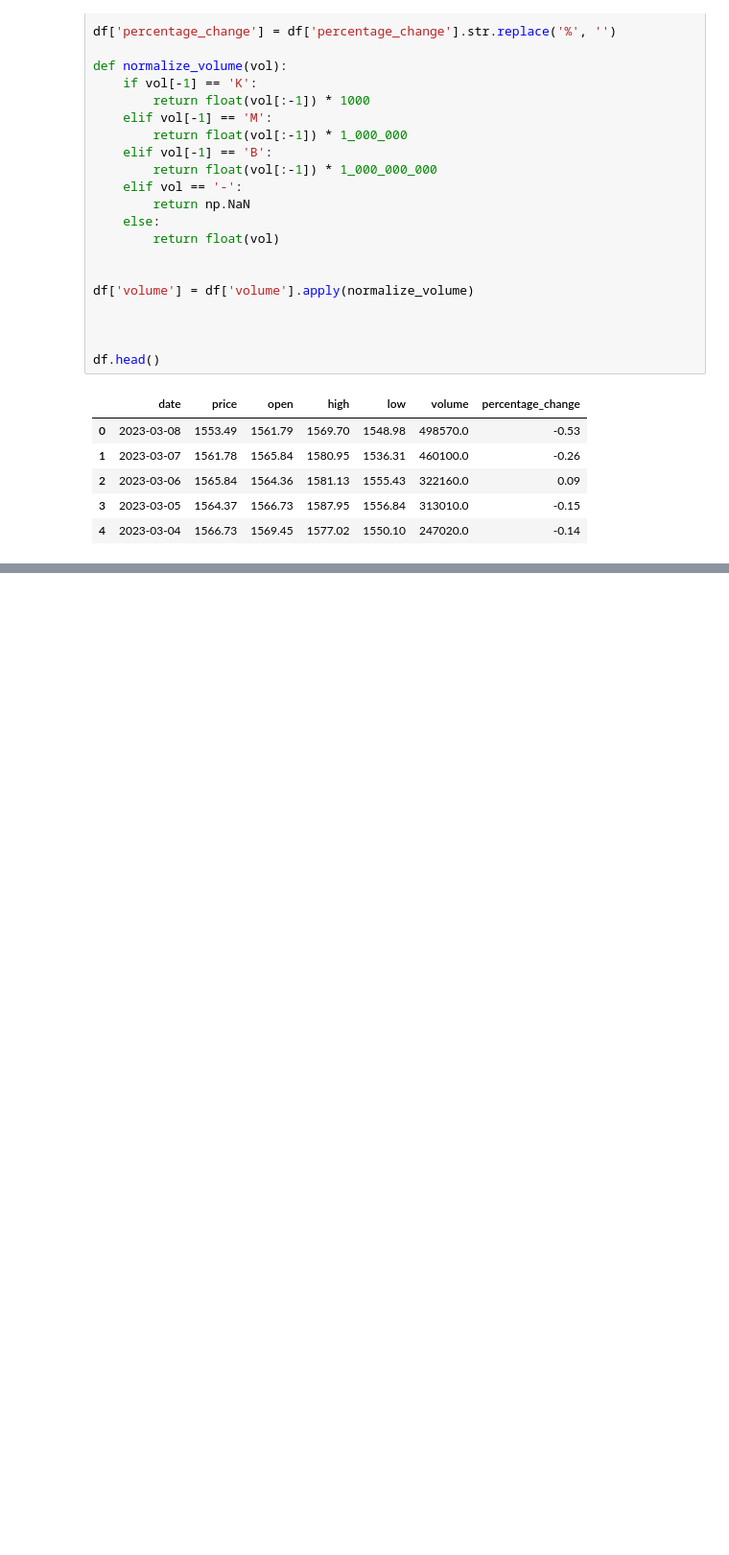
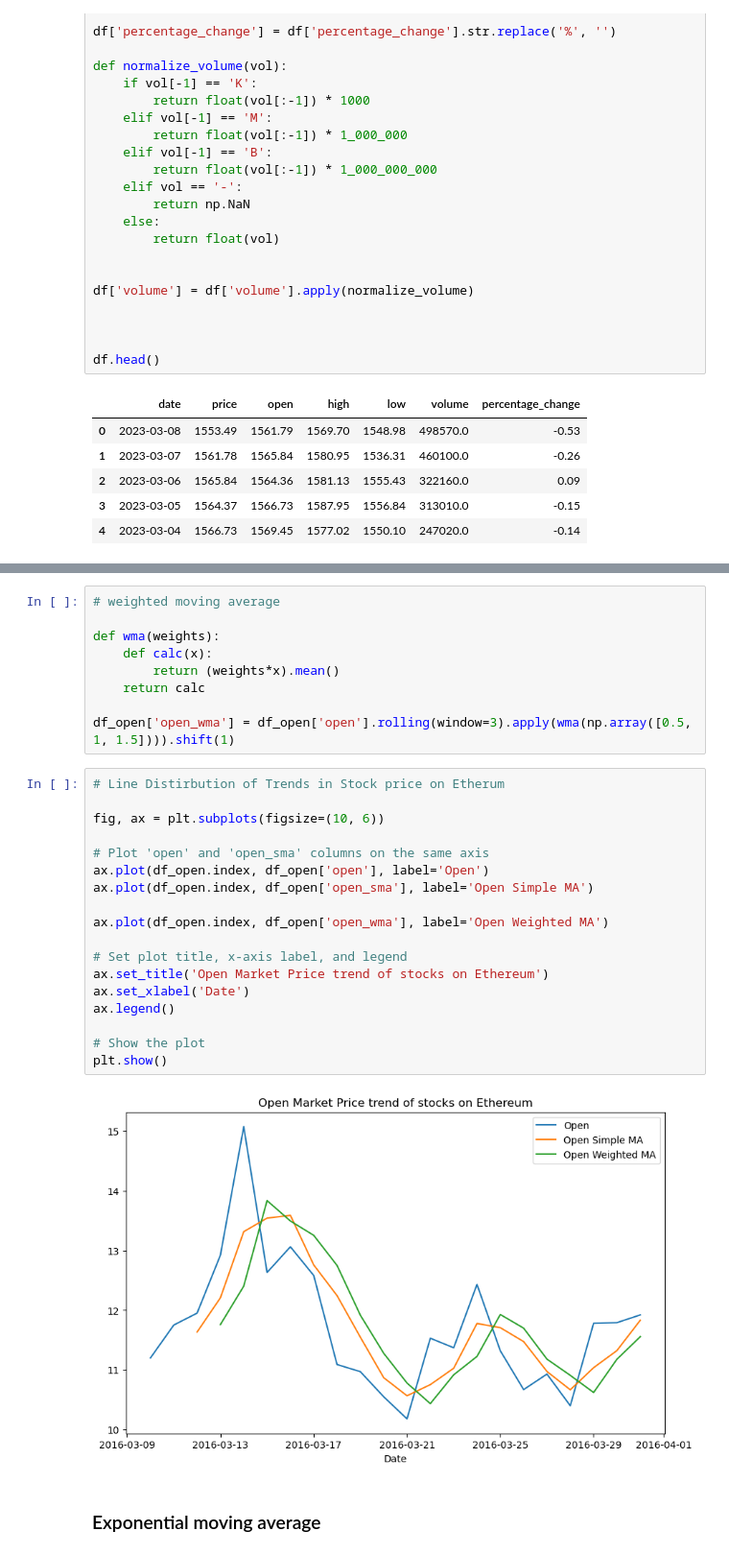
Before and after one commit to dsirepos/ds_project, a Jupyter notebook: data_prep.ipynb, the cells around one changed output, grey strips where cells are left out. Shown at 96% size. Saved outputs shown, nothing was run; the diff lists cells and outputs as text; blank space fills up the shorter version.

```diff
--- a/data_prep.ipynb
+++ b/data_prep.ipynb
@@ -111,0 +201,31 @@ dtype: int64
+# %%
+# weighted moving average
+
+def wma(weights):
+    def calc(x):
+        return (weights*x).mean()
+    return calc
+
+df_open['open_wma'] = df_open['open'].rolling(window=3).apply(wma(np.array([0.5, 1, 1.5]))).shift(1)
+# %%
+# Line Distirbution of Trends in Stock price on Etherum
+
+fig, ax = plt.subplots(figsize=(10, 6))
+
+# Plot 'open' and 'open_sma' columns on the same axis
+ax.plot(df_open.index, df_open['open'], label='Open')
+ax.plot(df_open.index, df_open['open_sma'], label='Open Simple MA')
+
+ax.plot(df_open.index, df_open['open_wma'], label='Open Weighted MA')
+
+# Set plot title, x-axis label, and legend
+ax.set_title('Open Market Price trend of stocks on Ethereum')
+ax.set_xlabel('Date')
+ax.legend()
+
+# Show the plot
+plt.show()
+# %% [output]
+[figure, added]
+# %% [markdown]
+### Exponential moving average
```
Also changed, not shown: parts of 26 cells of this notebook, 4 other files.
